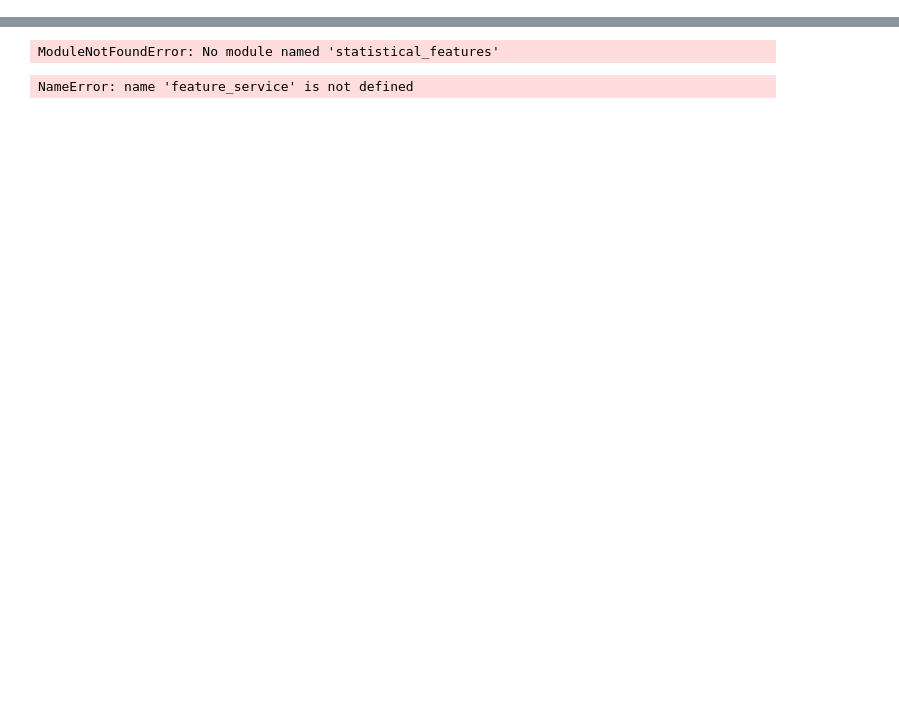
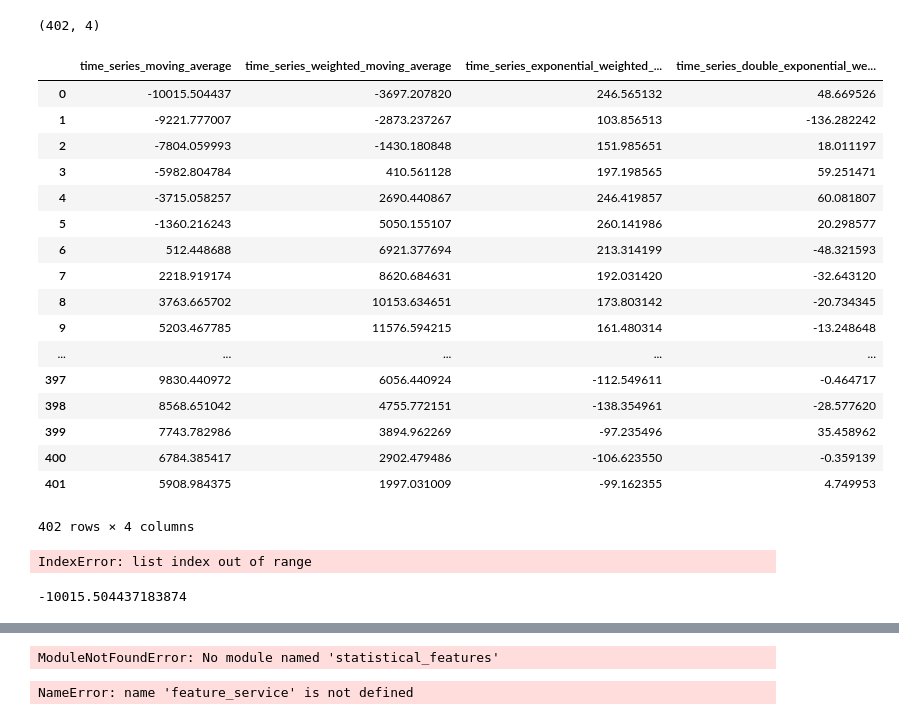
Before and after one commit to MCRen88/jiawei, a Jupyter notebook: anomaly_detection.ipynb, the cells around one changed output, grey strips where cells are left out. Saved outputs shown, nothing was run; the diff lists cells and outputs as text; code cells hidden in the pictures; blank space fills up the shorter version.

```diff
--- a/anomaly_detection.ipynb
+++ b/anomaly_detection.ipynb
@@ -5,0 +61,24 @@
+# %%
+feature_list = ["time_series_moving_average",
+           "time_series_weighted_moving_average",
+           "time_series_exponential_weighted_moving_average",
+           "time_series_double_exponential_weighted_moving_average",
+#            "time_series_periodic_features", #####append 的问题？？
+#            "binned_entropy",
+#            "quantile",
+#            "change_quantiles",
+#            "number_crossing_m",
+#            "energy_ratio_by_chunks",
+#            "agg_linear_trend",
+#            "number_cwt_peaks"
+               ]
+# %%
+    fatures = []
+    for sample in samples:
+        feature_set = []
+        for f in feature_list:
+            func = getattr(feature_anom, f)
+            print(func)
+            format_sample = [[],[],[],[],sample]
+            feature_set.append(func(format_sample))
+        fatures.append(feature_set)
@@ -5,0 +103,35 @@
+# %%
+np.array(fatures).shape
+# %% [output]
+(402, 4)
+# %%
+ pd.DataFrame(fatures, columns=feature_list)
+# %% [output]
+|  | time_series_moving_average | time_series_weighted_moving_average | time_series_exponential_weighted_... | time_series_double_exponential_we... |
+| 0 | -10015.504437 | -3697.207820 | 246.565132 | 48.669526 |
+| 1 | -9221.777007 | -2873.237267 | 103.856513 | -136.282242 |
+| 2 | -7804.059993 | -1430.180848 | 151.985651 | 18.011197 |
+| 3 | -5982.804784 | 410.561128 | 197.198565 | 59.251471 |
+| 4 | -3715.058257 | 2690.440867 | 246.419857 | 60.081807 |
+| 5 | -1360.216243 | 5050.155107 | 260.141986 | 20.298577 |
+| 6 | 512.448688 | 6921.377694 | 213.314199 | -48.321593 |
+| 7 | 2218.919174 | 8620.684631 | 192.031420 | -32.643120 |
+| 8 | 3763.665702 | 10153.634651 | 173.803142 | -20.734345 |
+| 9 | 5203.467785 | 11576.594215 | 161.480314 | -13.248648 |
+| ... | ... | ... | ... | ... |
+| 397 | 9830.440972 | 6056.440924 | -112.549611 | -0.464717 |
+| 398 | 8568.651042 | 4755.772151 | -138.354961 | -28.577620 |
+| 399 | 7743.782986 | 3894.962269 | -97.235496 | 35.458962 |
+| 400 | 6784.385417 | 2902.479486 | -106.623550 | -0.359139 |
+| 401 | 5908.984375 | 1997.031009 | -99.162355 | 4.749953 |
+402 rows × 4 columns
+# %%
+fatures = []
+for sample in samples:
+    feature_set = []
+    for f in feature_list:
+        func = getattr(feature_anom, f)
+        feature_set.append(func( [[],[],[],[],sample]))
+    fatures.append(feature_set)
+# %% [output]
+IndexError: list index out of range
@@ -5,0 +145,4 @@
+# %%
+func(sample)
+# %% [output]
+-10015.504437183874
```
Also changed, not shown: parts of 15 cells of this notebook, 7 other files.
